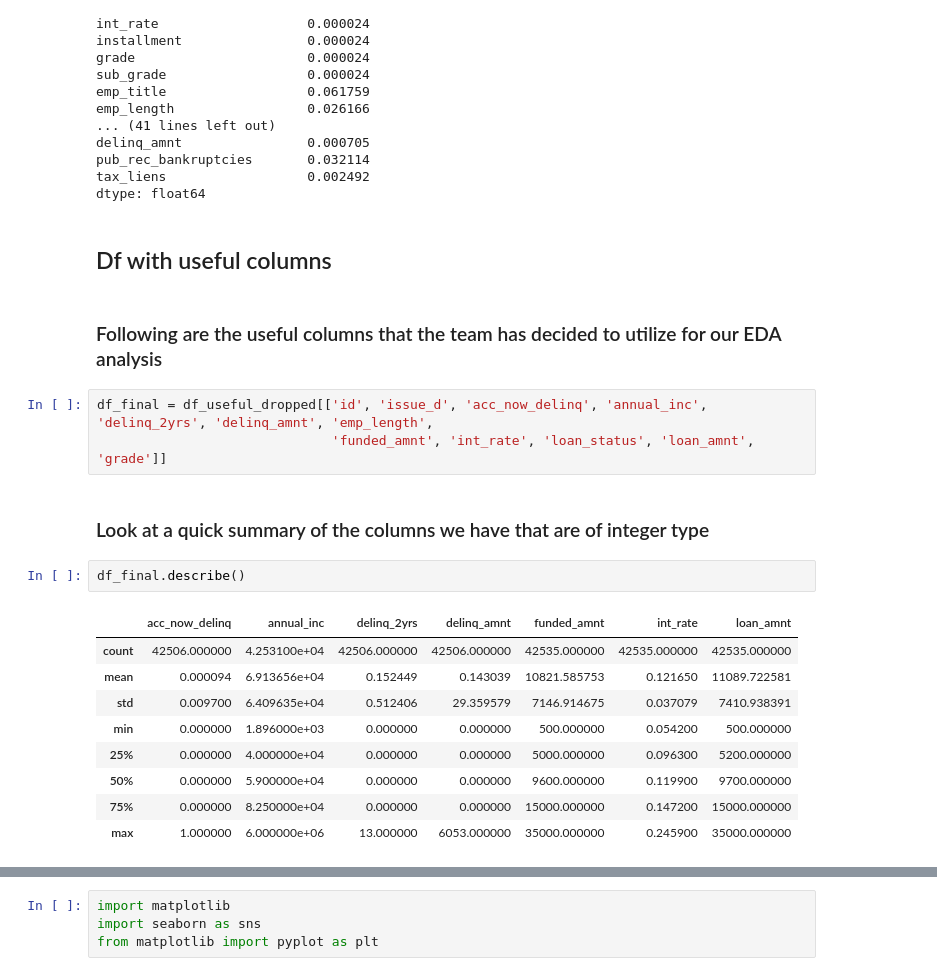
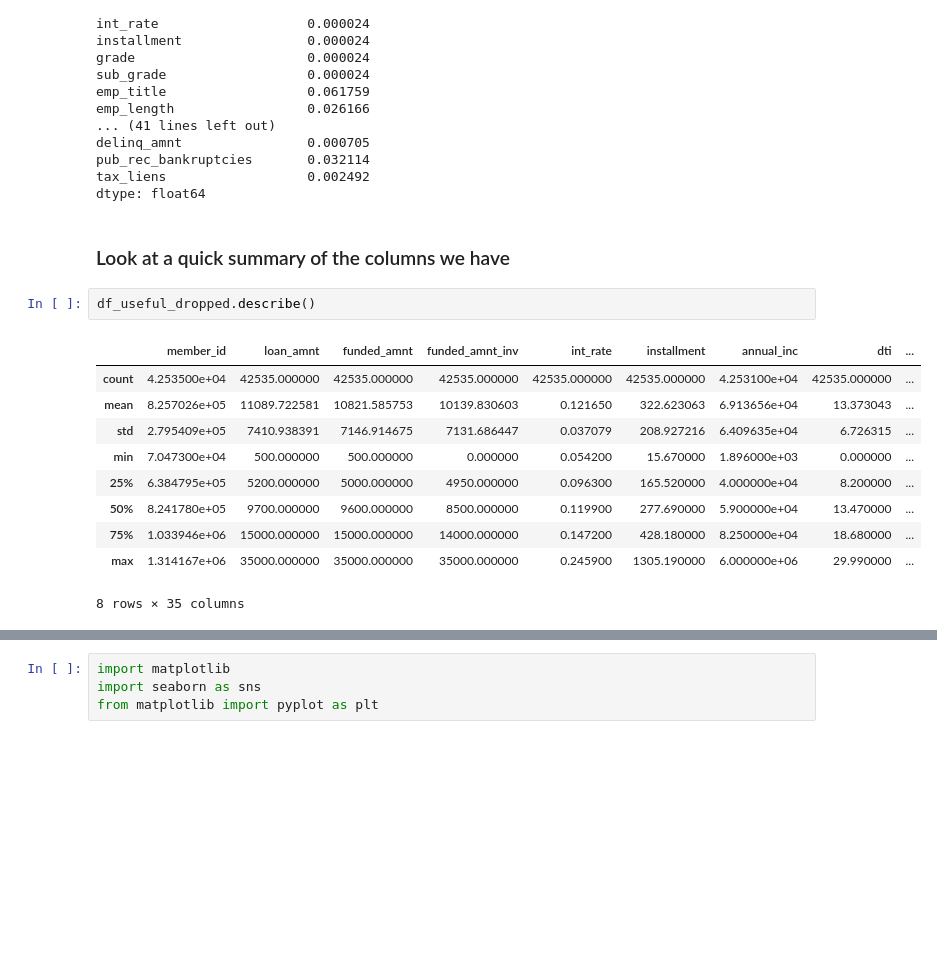
Before and after one commit to hawk9598/ysc4224_data_sci_accelerator, a Jupyter notebook: Assignments/EDA.ipynb, the cells around one changed output, grey strips where cells are left out. Saved outputs shown, nothing was run; the diff lists cells and outputs as text; blank space fills up the shorter version.

```diff
--- a/Assignments/EDA.ipynb
+++ b/Assignments/EDA.ipynb
@@ -261,24 +257,18 @@ delinq_amnt                0.000705
 pub_rec_bankruptcies       0.032114
 tax_liens                  0.002492
 dtype: float64
-# %% [markdown]
-## Df with useful columns
-# %% [markdown]
-### Following are the useful columns that the team has decided to utilize for our EDA analysis
-# %%
-df_final = df_useful_dropped[['id', 'issue_d', 'acc_now_delinq', 'annual_inc', 'delinq_2yrs', 'delinq_amnt', 'emp_length',
-                              'funded_amnt', 'int_rate', 'loan_status', 'loan_amnt', 'grade']]
 # %% [markdown]
-### Look at a quick summary of the columns we have that are of integer type
+### Look at a quick summary of the columns we have
 # %%
-df_final.describe()
+df_useful_dropped.describe()
 # %% [output]
-|  | acc_now_delinq | annual_inc | delinq_2yrs | delinq_amnt | funded_amnt | int_rate | loan_amnt |
-| count | 42506.000000 | 4.253100e+04 | 42506.000000 | 42506.000000 | 42535.000000 | 42535.000000 | 42535.000000 |
-| mean | 0.000094 | 6.913656e+04 | 0.152449 | 0.143039 | 10821.585753 | 0.121650 | 11089.722581 |
-| std | 0.009700 | 6.409635e+04 | 0.512406 | 29.359579 | 7146.914675 | 0.037079 | 7410.938391 |
-| min | 0.000000 | 1.896000e+03 | 0.000000 | 0.000000 | 500.000000 | 0.054200 | 500.000000 |
-| 25% | 0.000000 | 4.000000e+04 | 0.000000 | 0.000000 | 5000.000000 | 0.096300 | 5200.000000 |
-| 50% | 0.000000 | 5.900000e+04 | 0.000000 | 0.000000 | 9600.000000 | 0.119900 | 9700.000000 |
-| 75% | 0.000000 | 8.250000e+04 | 0.000000 | 0.000000 | 15000.000000 | 0.147200 | 15000.000000 |
-| max | 1.000000 | 6.000000e+06 | 13.000000 | 6053.000000 | 35000.000000 | 0.245900 | 35000.000000 |
+|  | member_id | loan_amnt | funded_amnt | funded_amnt_inv | int_rate | installment | annual_inc | dti | ... |
+| count | 4.253500e+04 | 42535.000000 | 42535.000000 | 42535.000000 | 42535.000000 | 42535.000000 | 4.253100e+04 | 42535.000000 | ... |
+| mean | 8.257026e+05 | 11089.722581 | 10821.585753 | 10139.830603 | 0.121650 | 322.623063 | 6.913656e+04 | 13.373043 | ... |
+| std | 2.795409e+05 | 7410.938391 | 7146.914675 | 7131.686447 | 0.037079 | 208.927216 | 6.409635e+04 | 6.726315 | ... |
+| min | 7.047300e+04 | 500.000000 | 500.000000 | 0.000000 | 0.054200 | 15.670000 | 1.896000e+03 | 0.000000 | ... |
+| 25% | 6.384795e+05 | 5200.000000 | 5000.000000 | 4950.000000 | 0.096300 | 165.520000 | 4.000000e+04 | 8.200000 | ... |
+| 50% | 8.241780e+05 | 9700.000000 | 9600.000000 | 8500.000000 | 0.119900 | 277.690000 | 5.900000e+04 | 13.470000 | ... |
+| 75% | 1.033946e+06 | 15000.000000 | 15000.000000 | 14000.000000 | 0.147200 | 428.180000 | 8.250000e+04 | 18.680000 | ... |
+| max | 1.314167e+06 | 35000.000000 | 35000.000000 | 35000.000000 | 0.245900 | 1305.190000 | 6.000000e+06 | 29.990000 | ... |
+8 rows × 35 columns
```
Also changed, not shown: parts of 50 cells of this notebook, 1 other file.
